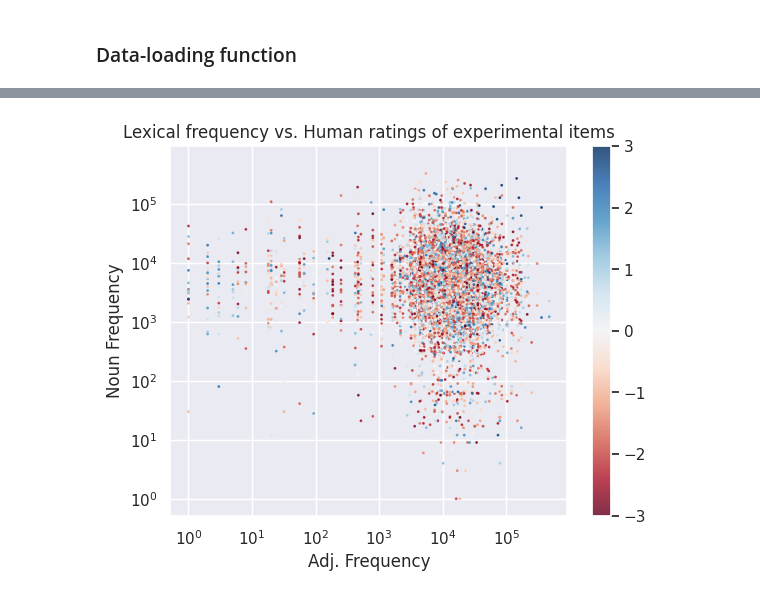
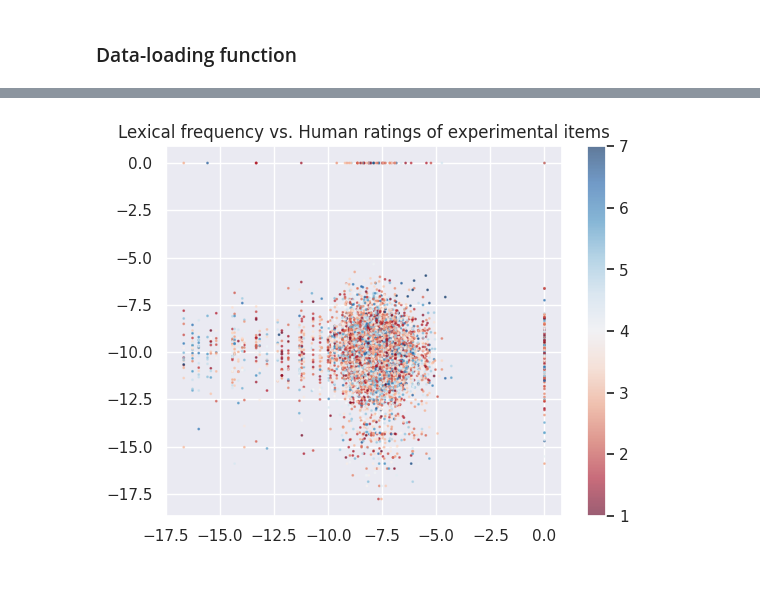
Before and after one commit to roccoflint/composlang_ud, a Jupyter notebook: notebooks/figure-3-freq-human-data.ipynb, the cells around one changed output, grey strips where cells are left out. Drawn from its saved outputs; the diff is of its cells as text; code cells hidden in the pictures.

```diff
--- a/notebooks/figure-3-freq-human-data.ipynb
+++ b/notebooks/figure-3-freq-human-data.ipynb
@@ -49,4 +42,8 @@ ratings
 # %%
-adj_freq = pd.read_pickle("./simulate-comb-A-N/adj_freqs.pkl")
-noun_freq = pd.read_pickle("./simulate-comb-A-N/noun_freqs.pkl")
-pair_freq = pd.read_pickle("./simulate-comb-A-N/pair_freq.pkl")
+adj_p = pd.read_pickle("./simulate-comb-A-N/adj_p.pkl")
+noun_p = pd.read_pickle("./simulate-comb-A-N/noun_p.pkl")
+pair_p = pd.read_pickle("./simulate-comb-A-N/pair_p.pkl")
+joint_p = pd.read_pickle("./simulate-comb-A-N/joint1000.pkl")
+freqs = {"adj_p": adj_p, "noun_p": noun_p, "pair_p": pair_p, "joint_p": joint_p}
+# %%
+results = get_llm_results("gpt2_xl", "composlang-beh", **freqs)
@@ -73,0 +88,5 @@ ratings
+# %%
+denom = sum(adj_freq.values()) + sum(noun_freq.values())
+# %%
+results["adj_freq"] /= denom
+results["noun_freq"] /= denom
@@ -74,22 +113,22 @@ ratings
 # %%
 plt.scatter(
-    ratings["adj_freq"],
-    ratings["noun_freq"],
-    c=ratings["rating"],
+    results["clogp_A"],
+    results["clogp_N"],
+    c=results["rating"],
     s=1,
-    alpha=0.8,
+    alpha=0.6,
     cmap="RdBu",
 )
 plt.colorbar()
-plt.xlabel("Adj. Frequency")
-plt.ylabel("Noun Frequency")
-plt.xscale("log")
-plt.yscale("log")
+# plt.xlabel("Adj. Frequency")
+# plt.ylabel("Noun Frequency")
+# plt.xscale("log")
+# plt.yscale("log")
 plt.title("Lexical frequency vs. Human ratings of experimental items")
 
 plt.show()
 # %% [output]
-[figure, old version]
+[figure, new version]
 # %%
 def compute_fit(data, target="rating", metric="logp_N_A"):
     y = data["metadata", target]
```
Also changed, not shown: parts of 21 cells of this notebook, 5 other files.
